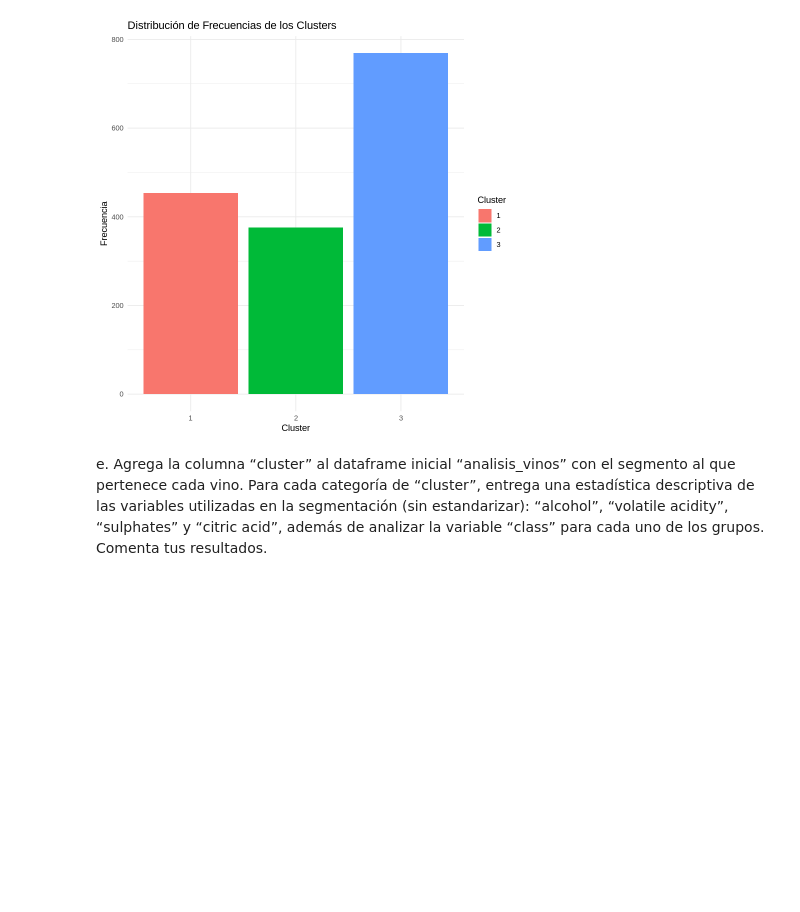
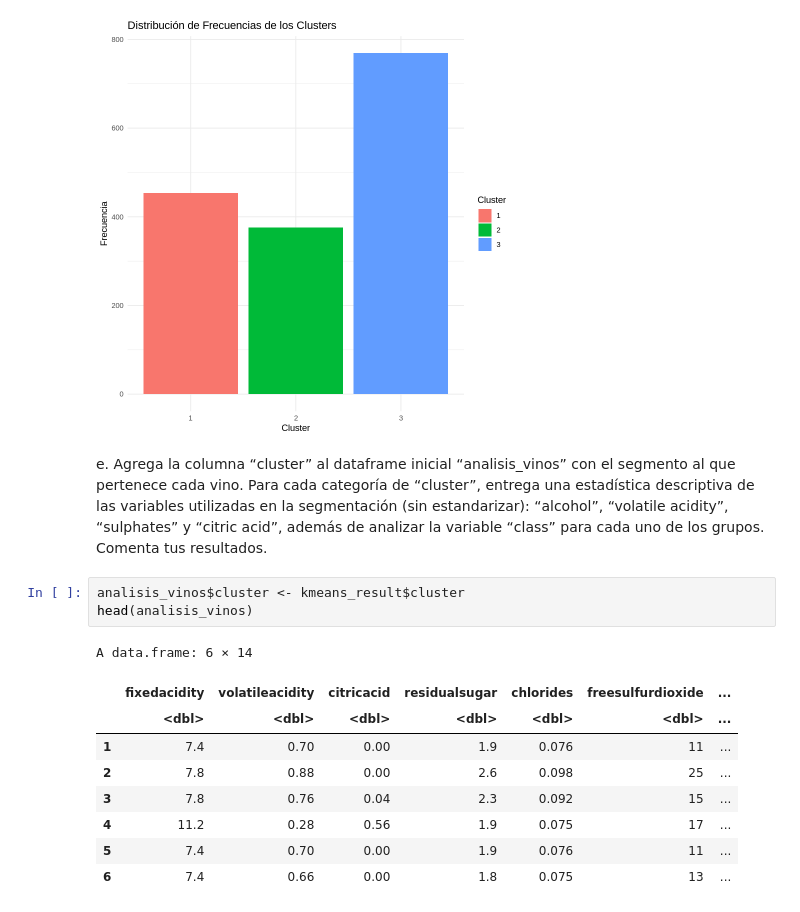
Before and after one commit to Carolinsrainbow/UC_MineriaDeDatosConR, a Jupyter notebook: MDD_Tarea_3.ipynb, the cells around one changed output. Saved outputs shown, nothing was run; the diff lists cells and outputs as text; blank space fills up the shorter version.

```diff
--- a/MDD_Tarea_3.ipynb
+++ b/MDD_Tarea_3.ipynb
@@ -157,3 +157,16 @@ ggplot(df_frecuencias, aes(x = Cluster, y = Frecuencia, fill = Cluster)) +
 [figure]
 # %% [markdown]
 e. Agrega la columna “cluster” al dataframe inicial “analisis_vinos” con el segmento al que pertenece cada vino. Para cada categoría de “cluster”, entrega una estadística descriptiva de las variables utilizadas en la segmentación (sin estandarizar): “alcohol”, “volatile acidity”, “sulphates” y “citric acid”, además de analizar la variable “class” para cada uno de los grupos. Comenta tus resultados.
+# %%
+analisis_vinos$cluster <- kmeans_result$cluster
+head(analisis_vinos)
+# %% [output]
+A data.frame: 6 × 14
+|  | fixedacidity | volatileacidity | citricacid | residualsugar | chlorides | freesulfurdioxide | ... |
+|  | <dbl> | <dbl> | <dbl> | <dbl> | <dbl> | <dbl> | ... |
+| 1 | 7.4 | 0.70 | 0.00 | 1.9 | 0.076 | 11 | ... |
+| 2 | 7.8 | 0.88 | 0.00 | 2.6 | 0.098 | 25 | ... |
+| 3 | 7.8 | 0.76 | 0.04 | 2.3 | 0.092 | 15 | ... |
+| 4 | 11.2 | 0.28 | 0.56 | 1.9 | 0.075 | 17 | ... |
+| 5 | 7.4 | 0.70 | 0.00 | 1.9 | 0.076 | 11 | ... |
+| 6 | 7.4 | 0.66 | 0.00 | 1.8 | 0.075 | 13 | ... |
```
Also changed, not shown: parts of 6 cells of this notebook.
